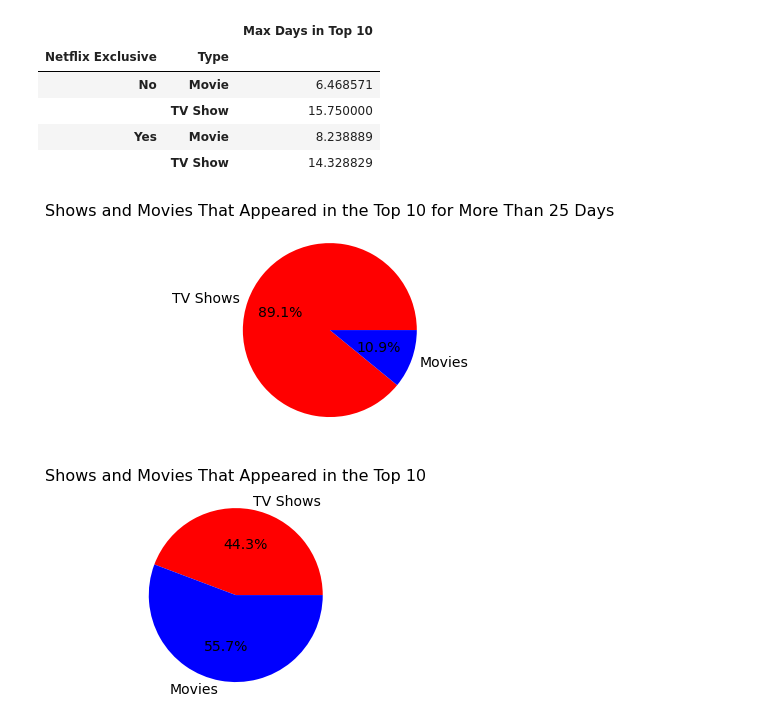
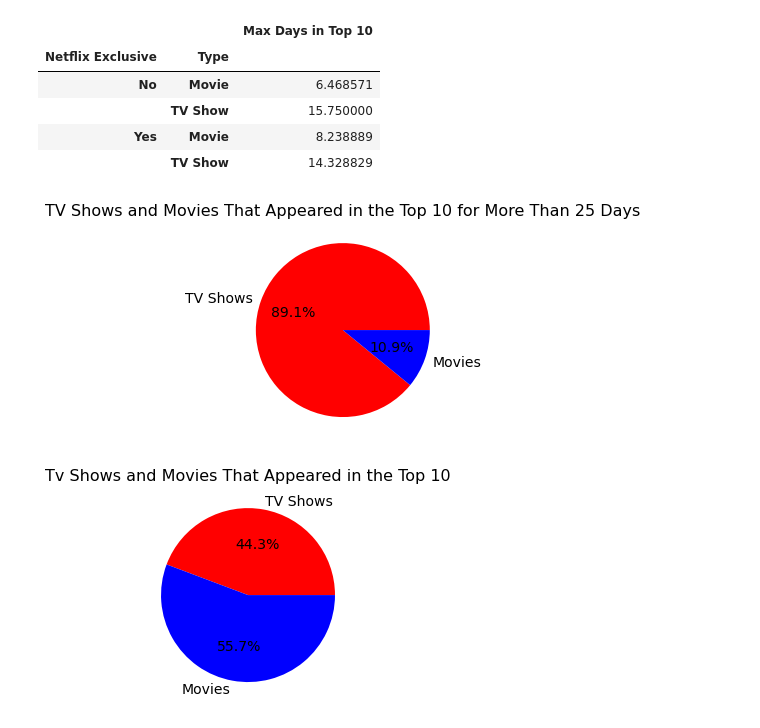
Before and after one commit to Costilrt/The-First-Project, a Jupyter notebook: TeamProject_JupyterCode_Chang_Rolly_Derek_Matthew.ipynb, the cells around one changed output. Saved outputs shown, nothing was run; the diff lists cells and outputs as text; code cells hidden in the pictures.

```diff
--- a/TeamProject_JupyterCode_Chang_Rolly_Derek_Matthew.ipynb
+++ b/TeamProject_JupyterCode_Chang_Rolly_Derek_Matthew.ipynb
@@ -743,19 +743,19 @@ max_days_grouped.mean()
 # %%
 # We filter by things that were in the top 10 for more than 25 days
 
 shows_in_top_10_for_more_than_25_days = max_days_in_top_10_df.loc[max_days_in_top_10_df["Max Days in Top 10"] >= 25]
 
 show_pie = len(shows_in_top_10_for_more_than_25_days.loc[shows_in_top_10_for_more_than_25_days["Type"] == "TV Show"])
 movies_pie = len(shows_in_top_10_for_more_than_25_days.loc[shows_in_top_10_for_more_than_25_days["Type"] == "Movie"])
 netflix_pie = len(shows_in_top_10_for_more_than_25_days.loc[shows_in_top_10_for_more_than_25_days["Netflix Exclusive"] == "Yes"])
 non_netflix_pie = len(shows_in_top_10_for_more_than_25_days.loc[shows_in_top_10_for_more_than_25_days["Netflix Exclusive"] != "Yes"])
 
 fig1, ax1 = plt.subplots()
 ax1.pie([show_pie, movies_pie], labels=["TV Shows", "Movies"], colors = ["red","blue"], autopct='%1.1f%%', textprops={'fontsize':14})
-plt.title("Shows and Movies That Appeared in the Top 10 for More Than 25 Days", fontsize=16)
+plt.title("TV Shows and Movies That Appeared in the Top 10 for More Than 25 Days", fontsize=16)
 plt.show()
 # %% [output]
-[figure, old version]
+[figure, new version]
 # %%
 # I want to take a look at the overall distribution of movies and shows
 
@@ -768,7 +768,7 @@ non_netflix_pie = len(shows_in_top_10_for_more_than_25_days.loc[shows_in_top_10_
 
 fig1, ax1 = plt.subplots()
 ax1.pie([show_pie, movies_pie], labels=["TV Shows", "Movies"], colors = ["red","blue"], autopct='%1.1f%%', textprops={'fontsize':14})
-plt.title("Shows and Movies That Appeared in the Top 10", fontsize=16)
+plt.title("Tv Shows and Movies That Appeared in the Top 10", fontsize=16)
 plt.show()
 # %% [output]
-[figure, old version]
+[figure, new version]
```
Also changed, not shown: 2 other files.
